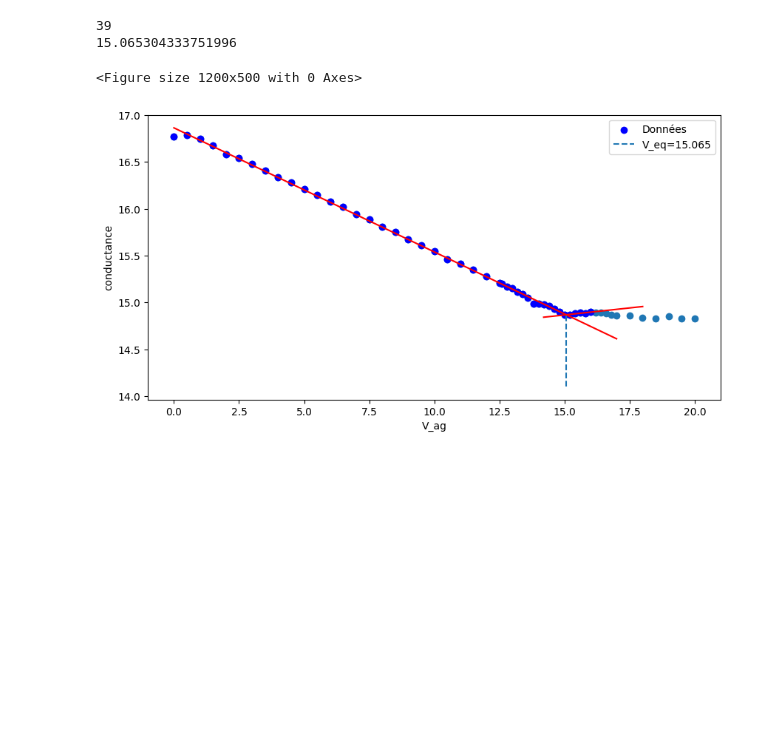
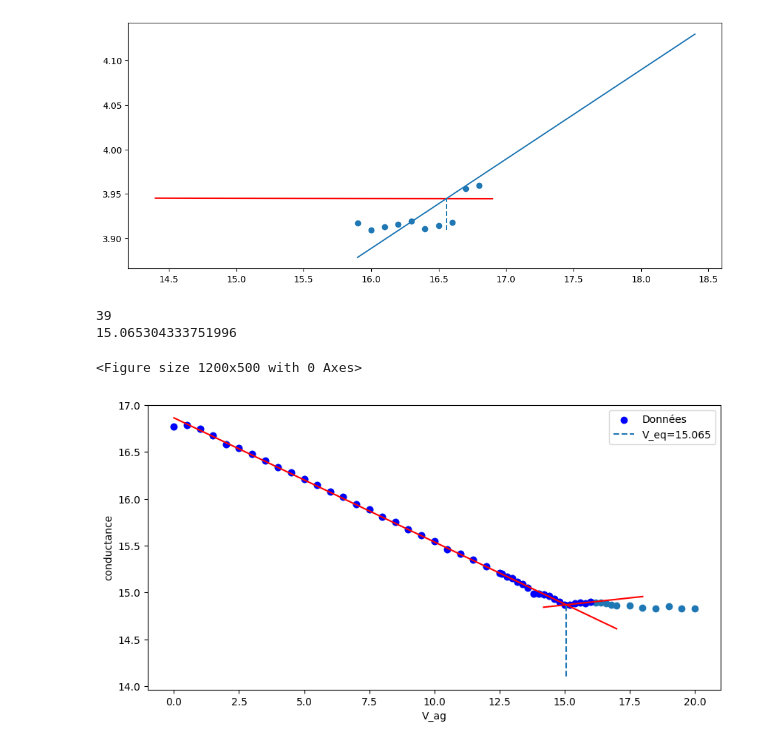
Before and after one commit to Duffy-y/TP-Saclay, a Jupyter notebook: Solutions_TP5/TP5_Solutions.ipynb, the cells around one changed output. Saved outputs shown, nothing was run; the diff lists cells and outputs as text; code cells hidden in the pictures; blank space fills up the shorter version.

```diff
--- a/Solutions_TP5/TP5_Solutions.ipynb
+++ b/Solutions_TP5/TP5_Solutions.ipynb
@@ -75,19 +93,21 @@ plt.show()
 # %%
 fig=plt.figure(figsize=[12,5])
-Vzoom=V_ag([nbre-5:nbre+5])
-condu_zoom=conduprime([nbre-5:nbre+5])
+Vzoom=V_ag[nbre-5:nbre+5]
+condu_zoom=conduprime[nbre-5:nbre+5]
 
 plt.scatter(Vzoom,condu_zoom)
 
 Vza=np.linspace(V_ag[nbre]-2,V_ag[nbre]+0.5)
 Vzap=np.linspace(V_ag[nbre]-0.5,V_ag[nbre]+2)
 
 plt.plot(Vza,linear(Vza,avant,bavant),c='r')
 plt.plot(Vzap,linear(Vzap,apres,bapres))
 
 plt.vlines(Veq,min(conduprime),linear(Veq,avant,bavant),ls='--',label=f"V_eq={round(Veq,3)}")
 
 plt.show()
+# %% [output]
+[figure, added]
 # %%
 fig=plt.figure(figsize=[12,5])
 #incertitudes_sigma=
```
Also changed, not shown: parts of 6 cells of this notebook, 6 other files.
